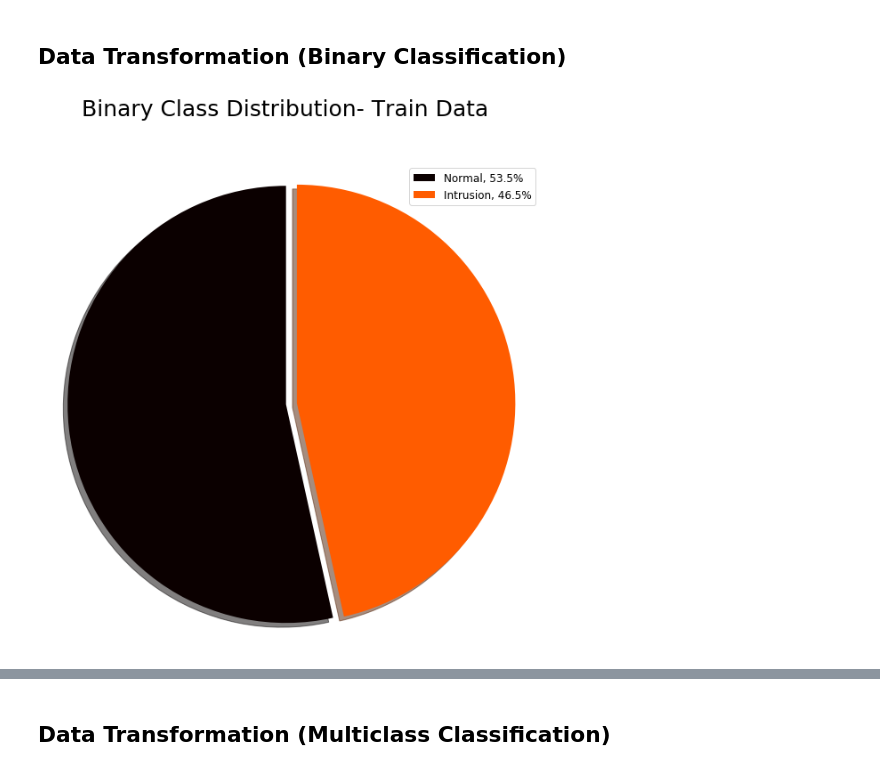
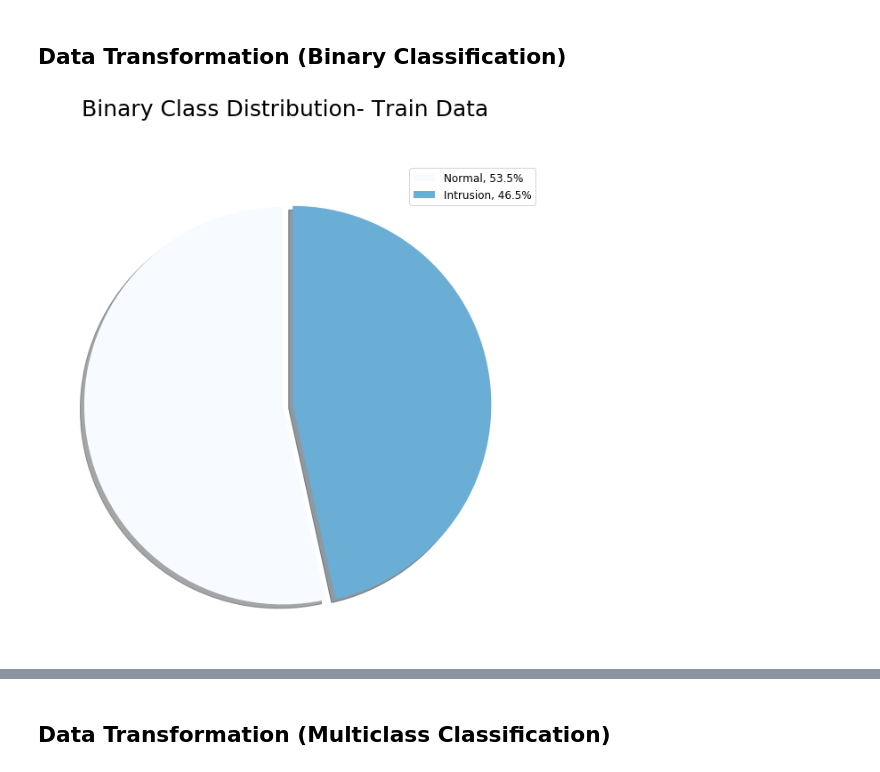
Before and after one commit to rojinadeuja/NSL-KDD-Network-Security, a Jupyter notebook: 01-Exploratory-Data-Analysis.ipynb, the cells around one changed output, grey strips where cells are left out. Drawn from its saved outputs; the diff is of its cells as text; code cells hidden in the pictures.

Commit message:
Modify test plot

```diff
--- a/01-Exploratory-Data-Analysis.ipynb
+++ b/01-Exploratory-Data-Analysis.ipynb
@@ -209,29 +209,27 @@ test_attack = test_df.attack.map(lambda a: 0 if a == 'normal' else 1)
 train_df['is_intrusion'] = train_attack
 test_df['is_intrusion'] = test_attack
 # %%
-# %matplotlib inline
-
 labels = ['Normal', 'Intrusion', ]
 sizes = train_df['is_intrusion'].value_counts()
 total = sum(sizes)
 
 explode = [ 0.05, 0] # Only explode the intrusions ie first value
 
 fig1, ax1 = plt.subplots(figsize=(10, 10))
 
-theme = plt.get_cmap('hot')
+theme = plt.get_cmap('Blues')
 ax1.set_prop_cycle("color", [theme(1. * i / len(sizes)) for i in range(len(sizes))])
 ax1.axis('equal') # Ensures that pie is a circle
 
 plt.pie(sizes, shadow= True, startangle = 90, explode=explode)
 
 fig1.suptitle("Binary Class Distribution- Train Data", fontsize=25)
 plt.legend(
     loc='upper right',
     fontsize = 'large',
     labels=['%s, %1.1f%%' % (l, (float(s) / total) * 100) for l, s in zip(labels, sizes)],
 )
 
 plt.show()
 # %% [output]
-[figure, old version]
+[figure, new version]
```
Also changed, not shown: parts of 3 cells of this notebook.
